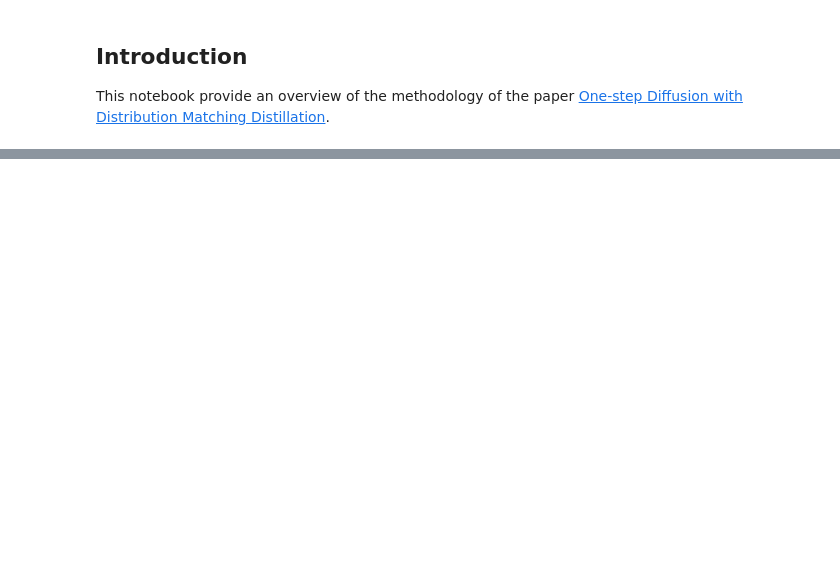
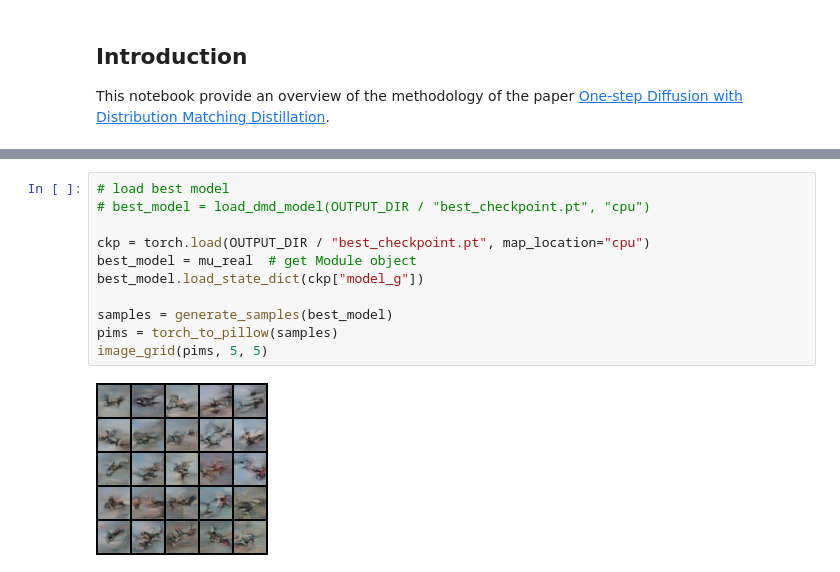
Before and after one commit to devrimcavusoglu/dmd, a Jupyter notebook: main.ipynb, the cells around one changed output, grey strips where cells are left out. Saved outputs shown, nothing was run; the diff lists cells and outputs as text; blank space fills up the shorter version.

```diff
--- a/main.ipynb
+++ b/main.ipynb
@@ -47,0 +405,13 @@ a = next(iter(loader))
+# %%
+# load best model
+# best_model = load_dmd_model(OUTPUT_DIR / "best_checkpoint.pt", "cpu")
+
+ckp = torch.load(OUTPUT_DIR / "best_checkpoint.pt", map_location="cpu")
+best_model = mu_real  # get Module object
+best_model.load_state_dict(ckp["model_g"])
+
+samples = generate_samples(best_model)
+pims = torch_to_pillow(samples)
+image_grid(pims, 5, 5)
+# %% [output]
+[figure, added]
```
Also changed, not shown: parts of 18 cells of this notebook, 9 other files.
